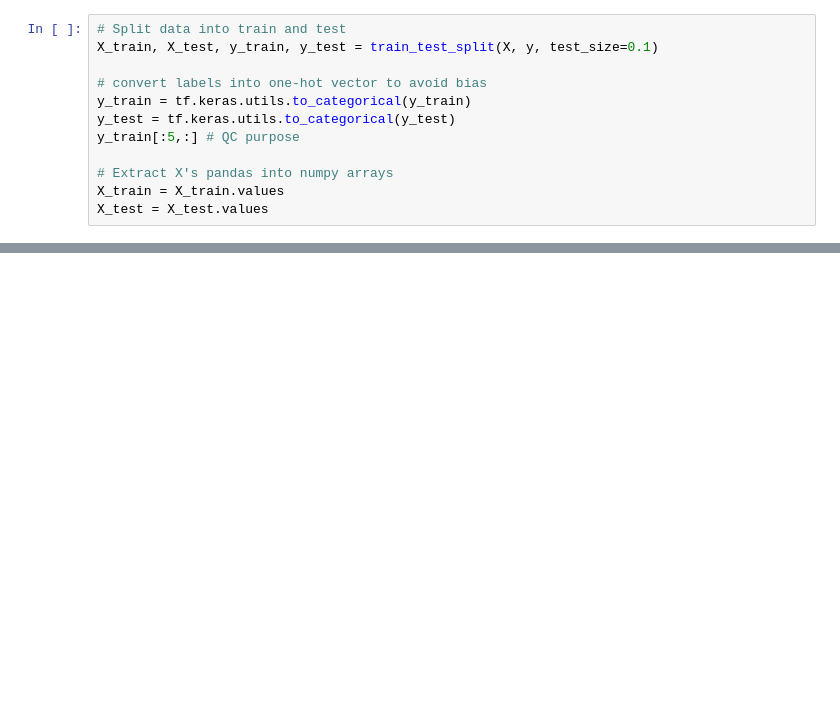
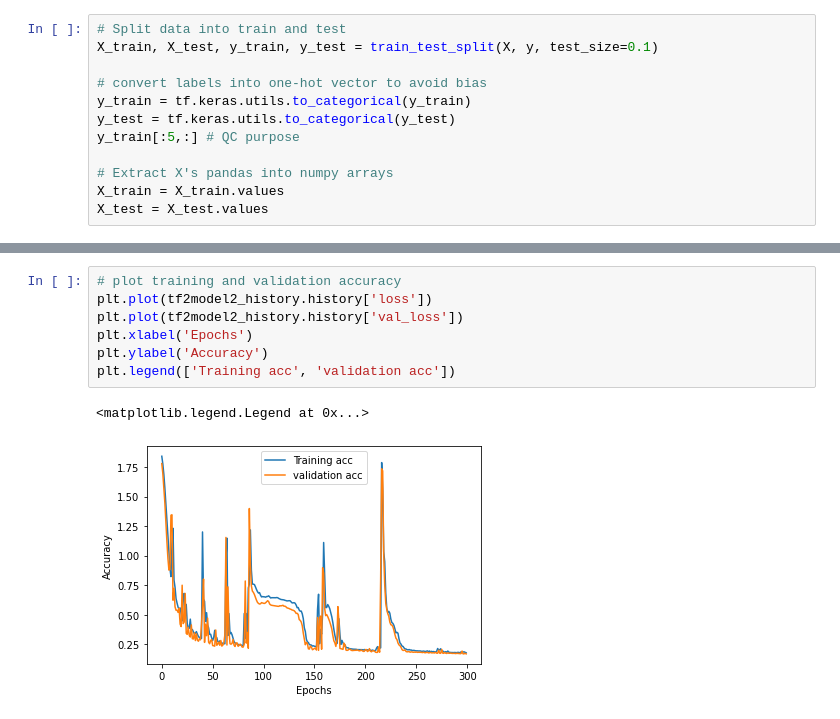
Before and after one commit to gveni/cvnlp_machinelearning, a Jupyter notebook: tensorflow_tutorial/classificationusingtf2.ipynb, the cells around one changed output, grey strips where cells are left out. Drawn from its saved outputs; the diff is of its cells as text; blank space fills up the shorter version.

```diff
--- a/tensorflow_tutorial/classificationusingtf2.ipynb
+++ b/tensorflow_tutorial/classificationusingtf2.ipynb
@@ -69,0 +187,10 @@ X_test = X_test.values
+# %%
+# plot training and validation accuracy
+plt.plot(tf2model2_history.history['loss'])
+plt.plot(tf2model2_history.history['val_loss'])
+plt.xlabel('Epochs')
+plt.ylabel('Accuracy')
+plt.legend(['Training acc', 'validation acc'])
+# %% [output]
+<matplotlib.legend.Legend at 0x...>
+[figure, added]
```
Also changed, not shown: parts of 14 cells of this notebook.
